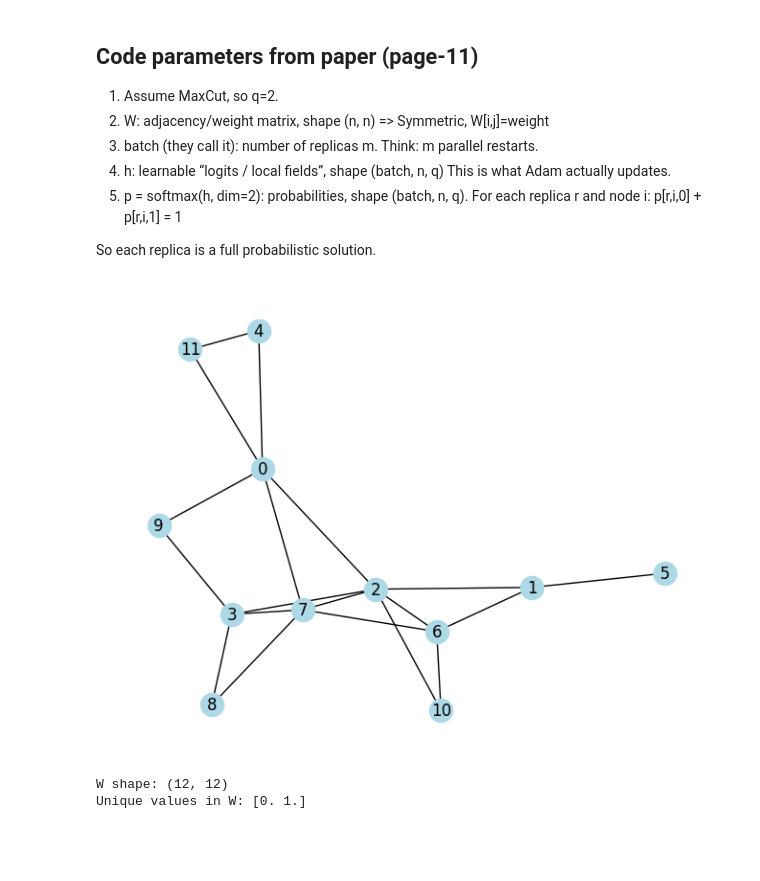
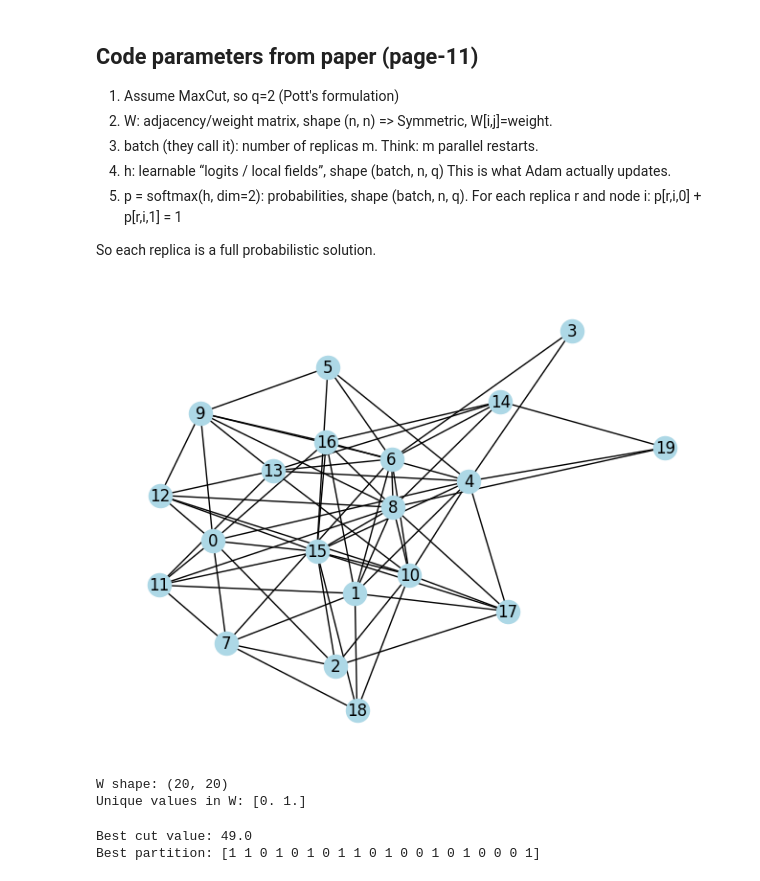
Before and after one commit to ronitd2002/QeFEM, a Jupyter notebook: maxcut-trial-run.ipynb, the cells around one changed output. Cells and saved outputs as stored; diff of their text form; code cells hidden in the pictures; blank space fills up the shorter version.

```diff
--- a/maxcut-trial-run.ipynb
+++ b/maxcut-trial-run.ipynb
@@ -1,8 +1,8 @@
 # %% [markdown]
 ## Code parameters from paper (page-11)
 
-1) Assume MaxCut, so q=2.
-2) W: adjacency/weight matrix, shape (n, n) => Symmetric, W[i,j]=weight
+1) Assume MaxCut, so q=2 (Pott's formulation)
+2) W: adjacency/weight matrix, shape (n, n) => Symmetric, W[i,j]=weight.
 3) batch (they call it): number of replicas m. Think: m parallel restarts.
 4) h: learnable “logits / local fields”, shape (batch, n, q) This is what Adam actually updates.
 5) p = softmax(h, dim=2): probabilities, shape (batch, n, q). For each replica r and node i: p[r,i,0] + p[r,i,1] = 1
@@ -11,9 +17,4 @@ So each replica is a full probabilistic solution.
 # %%
-import torch
-import networkx as nx
-import numpy as np
-import matplotlib.pyplot as plt
-
 def random_binary_undirected_graph(n_nodes=20, edge_prob=0.2, seed=1):
     """
     Simple undirected graph:
@@ -23,30 +24,13 @@ def random_binary_undirected_graph(n_nodes=20, edge_prob=0.2, seed=1):
     """
     G = nx.erdos_renyi_graph(n=n_nodes, p=edge_prob, seed=seed, directed=False)
     return G
-def graph_to_binary_adjacency(G):
-    n = G.number_of_nodes()
-    W = np.zeros((n, n), dtype=np.float32)
-
-    for u, v in G.edges():
-        W[u, v] = 1.0
-        W[v, u] = 1.0  # undirected symmetry
-
-    # Ensure no self-loops in matrix form
-    np.fill_diagonal(W, 0.0)
-    return W
 def draw_graph(G, seed=42):
     pos = nx.spring_layout(G, seed=seed)
     nx.draw(G, pos, with_labels=True, node_color="lightblue")
     plt.show()
-
-
-G = random_binary_undirected_graph(n_nodes=12, edge_prob=0.25, seed=7)
-draw_graph(G)
-
-W = graph_to_binary_adjacency(G)
-print("W shape:", W.shape)
-print("Unique values in W:", np.unique(W))
-# %% [output]
-[figure, removed]
-W shape: (12, 12)
-Unique values in W: [0. 1.]
+# %%
+# generate graph
+G = random_binary_undirected_graph(n_nodes=20, edge_prob=0.3, seed=7)
+draw_graph(G)
+# %% [output]
+[figure, added]
@@ -52,0 +45,8 @@ Unique values in W: [0. 1.]
+# %%
+# adjacency matrix
+W = graph_to_binary_adjacency(G)
+print("W shape:", W.shape)
+print("Unique values in W:", np.unique(W))
+# %% [output]
+W shape: (20, 20)
+Unique values in W: [0. 1.]
@@ -82,0 +105,14 @@ def solve(problem,W,batch,q,panelty,beta_range):
+# %%
+# solve
+config, cutvals = solve_maxcut(W, batch=64, steps=300)
+
+# pick best replica
+best = cutvals.argmax()
+best_config = config[best]
+best_cut = cutvals[best].item()
+
+print("Best cut value:", best_cut)
+print("Best partition:", best_config.cpu().numpy())
+# %% [output]
+Best cut value: 49.0
+Best partition: [1 1 0 1 0 1 0 1 1 0 1 0 0 1 0 1 0 0 0 1]
```
Also changed, not shown: parts of 7 cells of this notebook, 1 other file.
